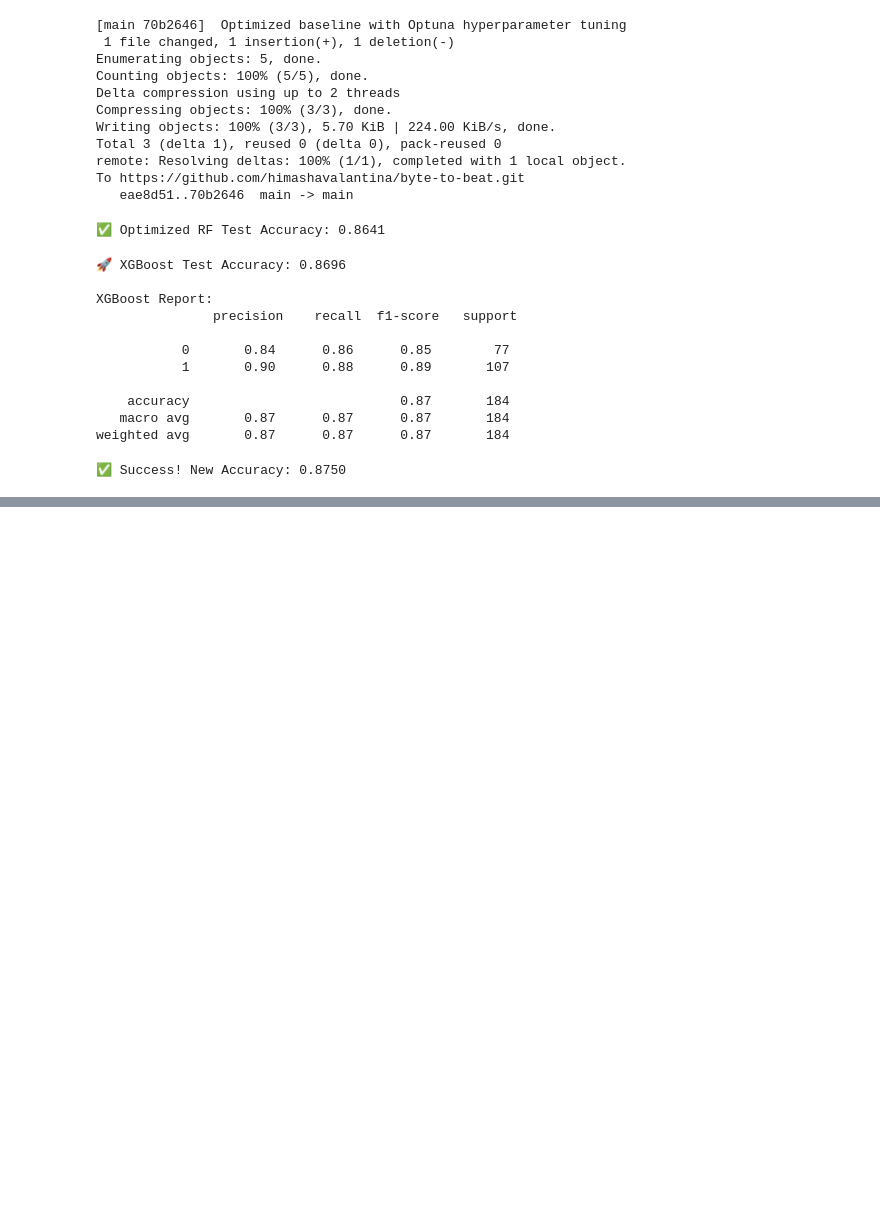
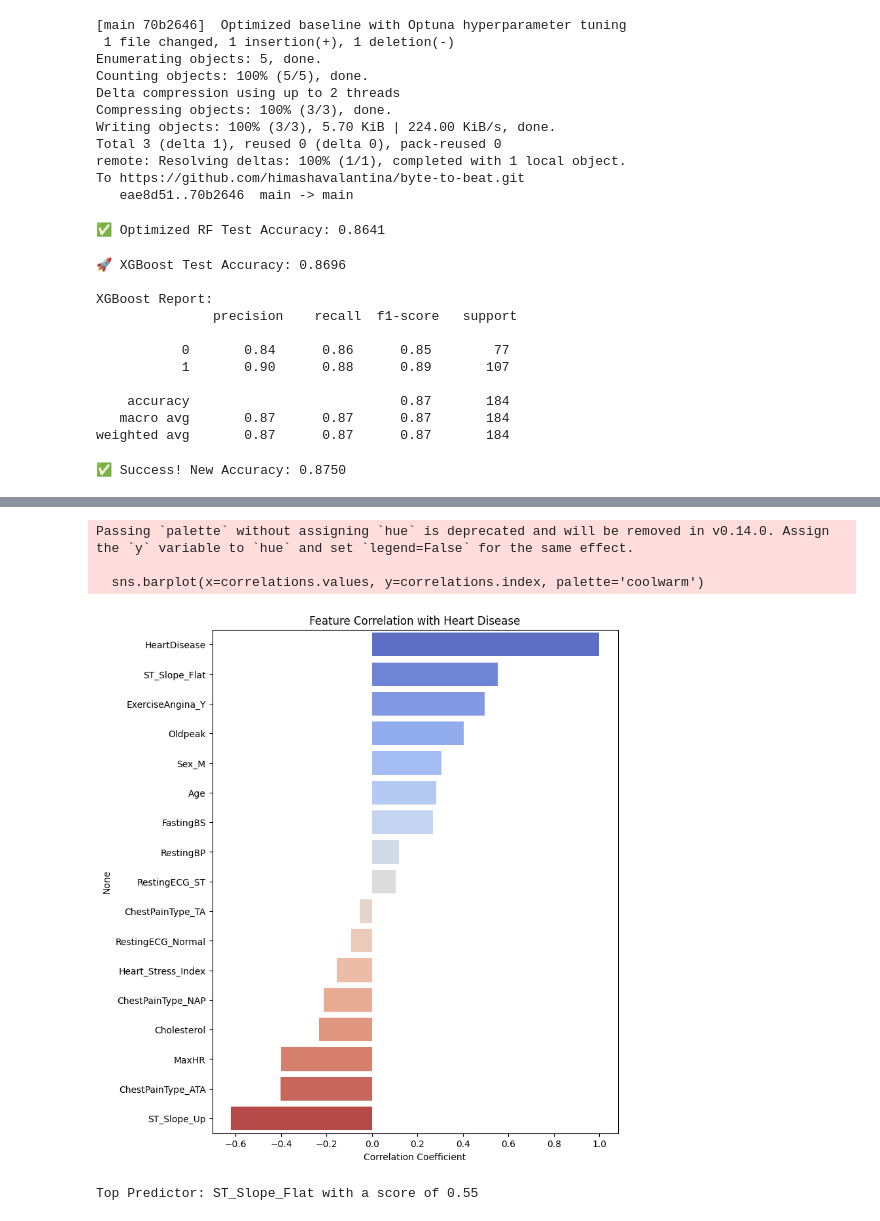
Before and after one commit to himashavalantina/byte-to-beat, a Jupyter notebook: byte to beat.ipynb, the cells around one changed output, grey strips where cells are left out. Cells and saved outputs as stored; diff of their text form; code cells hidden in the pictures; blank space fills up the shorter version.

```diff
--- a/byte to beat.ipynb
+++ b/byte to beat.ipynb
@@ -307,0 +340,21 @@ print(f"✅ Success! New Accuracy: {xgb_model.score(X_test_n, y_test_n):.4f}")
+# %%
+import seaborn as sns
+import matplotlib.pyplot as plt
+
+# Calculate correlations specifically for the target
+correlations = df_ha.corr()['HeartDisease'].sort_values(ascending=False)
+
+# Plotting the correlations
+plt.figure(figsize=(8, 10))
+sns.barplot(x=correlations.values, y=correlations.index, palette='coolwarm')
+plt.title('Feature Correlation with Heart Disease')
+plt.xlabel('Correlation Coefficient')
+plt.show()
+
+print(f"Top Predictor: {correlations.index[1]} with a score of {correlations.values[1]:.2f}")
+# %% [output]
+Passing `palette` without assigning `hue` is deprecated and will be removed in v0.14.0. Assign the `y` variable to `hue` and set `legend=False` for the same effect.
+
+  sns.barplot(x=correlations.values, y=correlations.index, palette='coolwarm')
+[figure, added]
+Top Predictor: ST_Slope_Flat with a score of 0.55
```
Also changed, not shown: parts of 2 cells of this notebook.
